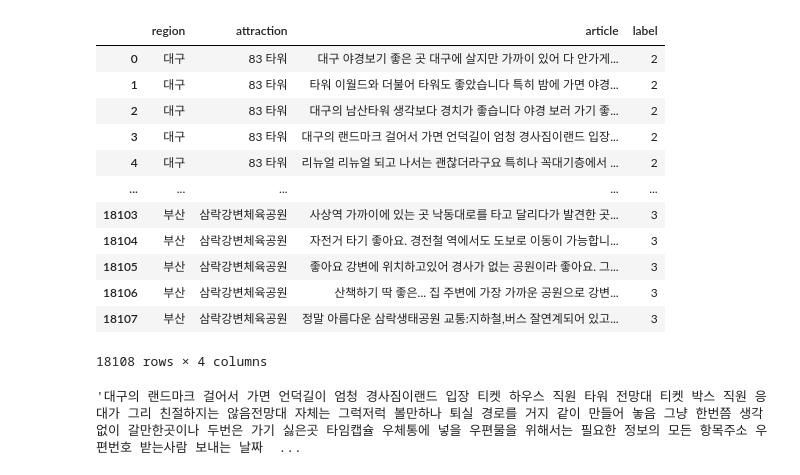
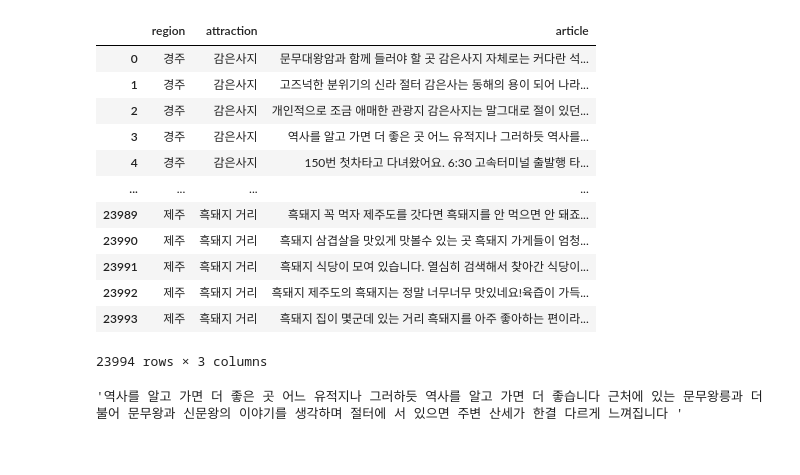
Before and after one commit to good-jinu/which_trip_do_you_want, a Jupyter notebook: QAlib/Datasets/create_count_rank.ipynb, the cells around one changed output. Saved outputs shown, nothing was run; the diff lists cells and outputs as text; code cells hidden in the pictures.

```diff
--- a/QAlib/Datasets/create_count_rank.ipynb
+++ b/QAlib/Datasets/create_count_rank.ipynb
@@ -1,22 +1,22 @@
 # %%
 import pandas as pd
 
-df = pd.read_csv('data_v220619.csv')
+df = pd.read_csv('example0.csv')
 df
 # %% [output]
-|  | region | attraction | article | label |
-| 0 | 대구 | 83 타워 | 대구 야경보기 좋은 곳 대구에 살지만 가까이 있어 다 안가게... | 2 |
-| 1 | 대구 | 83 타워 | 타워 이월드와 더불어 타워도 좋았습니다 특히 밤에 가면 야경... | 2 |
-| 2 | 대구 | 83 타워 | 대구의 남산타워 생각보다 경치가 좋습니다 야경 보러 가기 좋... | 2 |
-| 3 | 대구 | 83 타워 | 대구의 랜드마크 걸어서 가면 언덕길이 엄청 경사짐이랜드 입장... | 2 |
-| 4 | 대구 | 83 타워 | 리뉴얼 리뉴얼 되고 나서는 괜찮더라구요 특히나 꼭대기층에서 ... | 2 |
-| ... | ... | ... | ... | ... |
-| 18103 | 부산 | 삼락강변체육공원 | 사상역 가까이에 있는 곳 낙동대로를 타고 달리다가 발견한 곳... | 3 |
-| 18104 | 부산 | 삼락강변체육공원 | 자전거 타기 좋아요. 경전철 역에서도 도보로 이동이 가능합니... | 3 |
-| 18105 | 부산 | 삼락강변체육공원 | 좋아요 강변에 위치하고있어 경사가 없는 공원이라 좋아요. 그... | 3 |
-| 18106 | 부산 | 삼락강변체육공원 | 산책하기 딱 좋은... 집 주변에 가장 가까운 공원으로 강변... | 3 |
-| 18107 | 부산 | 삼락강변체육공원 | 정말 아름다운 삼락생태공원 교통:지하철,버스 잘연계되어 있고... | 3 |
+|  | region | attraction | article |
+| 0 | 경주 | 감은사지 | 문무대왕암과 함께 들러야 할 곳 감은사지 자체로는 커다란 석... |
+| 1 | 경주 | 감은사지 | 고즈넉한 분위기의 신라 절터 감은사는 동해의 용이 되어 나라... |
+| 2 | 경주 | 감은사지 | 개인적으로 조금 애매한 관광지 감은사지는 말그대로 절이 있던... |
+| 3 | 경주 | 감은사지 | 역사를 알고 가면 더 좋은 곳 어느 유적지나 그러하듯 역사를... |
+| 4 | 경주 | 감은사지 | 150번 첫차타고 다녀왔어요. 6:30 고속터미널 출발행 타... |
+| ... | ... | ... | ... |
+| 23989 | 제주 | 흑돼지 거리 | 흑돼지 꼭 먹자 제주도를 갓다면 흑돼지를 안 먹으면 안 돼죠... |
+| 23990 | 제주 | 흑돼지 거리 | 흑돼지 삼겹살을 맛있게 맛볼수 있는 곳 흑돼지 가게들이 엄청... |
+| 23991 | 제주 | 흑돼지 거리 | 흑돼지 식당이 모여 있습니다. 열심히 검색해서 찾아간 식당이... |
+| 23992 | 제주 | 흑돼지 거리 | 흑돼지 제주도의 흑돼지는 정말 너무너무 맛있네요!육즙이 가득... |
+| 23993 | 제주 | 흑돼지 거리 | 흑돼지 집이 몇군데 있는 거리 흑돼지를 아주 좋아하는 편이라... |
-18108 rows × 4 columns
+23994 rows × 3 columns
 # %%
 from konlpy.tag import Okt
 import numpy as np
@@ -26,7 +26,7 @@ df['article'] = df.article.map(lambda x: re.sub('[^가-힣]', ' ', x))  # 한글
 df['article'] = df.article.map(lambda x: re.sub('\s{2,}', ' ', x))
 df['article'][3]
 # %% [output]
-'대구의 랜드마크 걸어서 가면 언덕길이 엄청 경사짐이랜드 입장 티켓 하우스 직원 타워 전망대 티켓 박스 직원 응대가 그리 친절하지는 않음전망대 자체는 그럭저럭 볼만하나 퇴실 경로를 거지 같이 만들어 놓음 그냥 한번쯤 생각없이 갈만한곳이나 두번은 가기 싫은곳 타임캡슐 우체통에 넣을 우편물을 위해서는 필요한 정보의 모든 항목주소 우편번호 받는사람 보내는 날짜  ...
+'역사를 알고 가면 더 좋은 곳 어느 유적지나 그러하듯 역사를 알고 가면 더 좋습니다 근처에 있는 문무왕릉과 더불어 문무왕과 신문왕의 이야기를 생각하며 절터에 서 있으면 주변 산세가 한결 다르게 느껴집니다 '
 # %%
 from tqdm.notebook import tqdm
 
```
Also changed, not shown: parts of 5 cells of this notebook, 6 other files.
